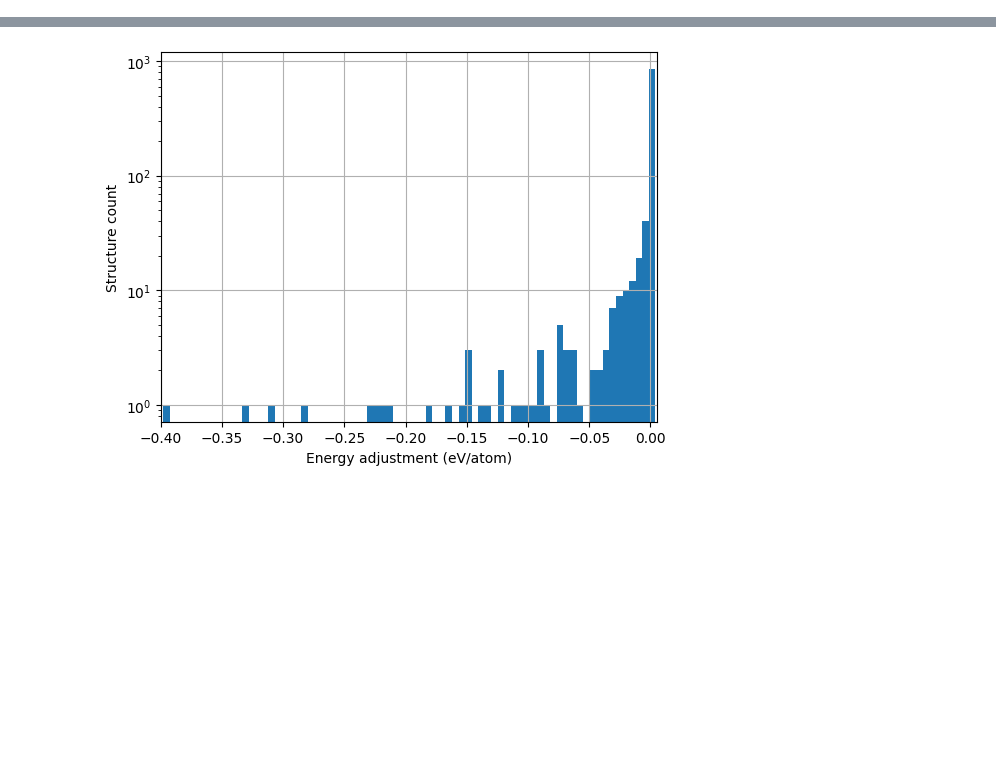
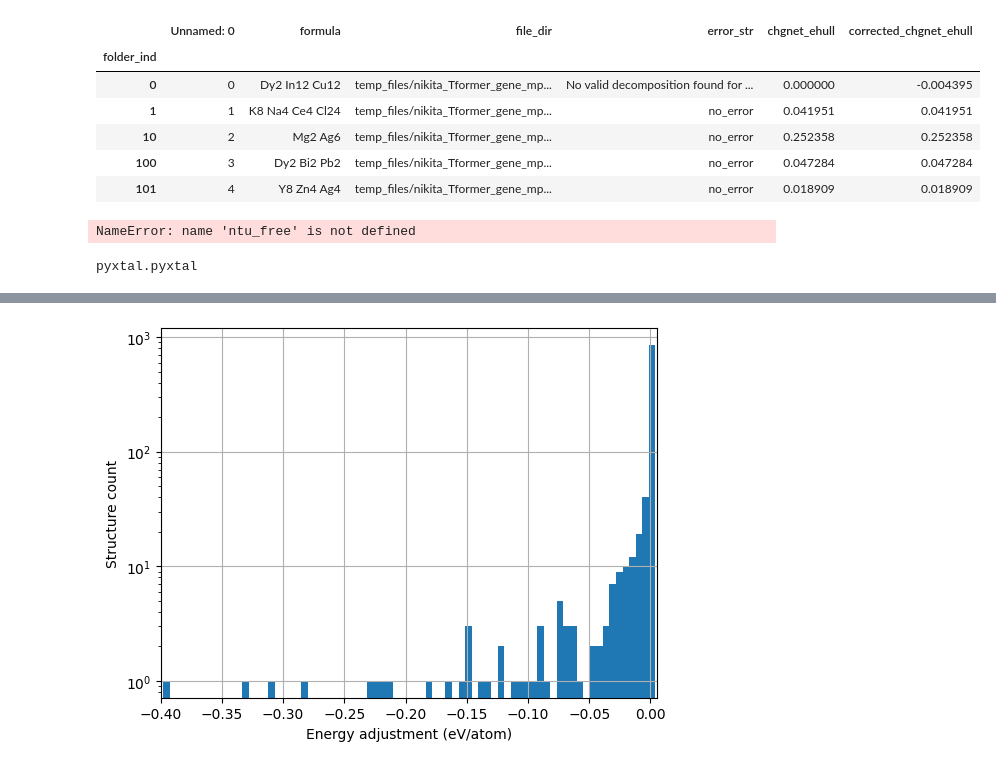
Before and after one commit to kedhip/WyckoffTransformer, a Jupyter notebook: MP-20 E_hull.ipynb, the cells around one changed output, grey strips where cells are left out. Saved outputs shown, nothing was run; the diff lists cells and outputs as text; code cells hidden in the pictures; blank space fills up the shorter version.

```diff
--- a/MP-20 E_hull.ipynb
+++ b/MP-20 E_hull.ipynb
@@ -8,3 +9,20 @@ diffcsp_data = pd.read_csv(Path("generated", "DiffCSP_mp_20.ehull.csv.gz"), inde
 wt_diffcsppp_no_relax_data = pd.read_csv(Path("generated", "WyckoffTransformer_mp_20_DiffCSP++_NO_RELAX.ehull.csv.gz"), index_col="folder_ind")
 wt_diffcsppp_data = pd.read_csv(Path("generated", "WyckoffTransformer_mp_20_DiffCSP++.ehull.csv.gz"), index_col=0)
 wt_diffcsppp_tol_data = pd.read_csv(Path("generated", "WyckoffTransformer_mp_20_DiffCSP++_tol=0.1.ehull.csv.gz"), index_col=0)
+# %%
+wt_data.head()
+# %% [output]
+|  | Unnamed: 0 | formula | file_dir | error_str | chgnet_ehull | corrected_chgnet_ehull |
+| folder_ind |  |  |  |  |  |  |
+| 0 | 0 | Dy2 In12 Cu12 | temp_files/nikita_Tformer_gene_mp... | No valid decomposition found for ... | 0.000000 | -0.004395 |
+| 1 | 1 | K8 Na4 Ce4 Cl24 | temp_files/nikita_Tformer_gene_mp... | no_error | 0.041951 | 0.041951 |
+| 10 | 2 | Mg2 Ag6 | temp_files/nikita_Tformer_gene_mp... | no_error | 0.252358 | 0.252358 |
+| 100 | 3 | Dy2 Bi2 Pb2 | temp_files/nikita_Tformer_gene_mp... | no_error | 0.047284 | 0.047284 |
+| 101 | 4 | Y8 Zn4 Ag4 | temp_files/nikita_Tformer_gene_mp... | no_error | 0.018909 | 0.018909 |
+# %%
+print(len(ntu_free.data))
+ntu_free.load_energy_per_atom_ntu("generated/WyckoffTransformer_mp_20_CHGNet_relax_no_symmetry/no_symmetry/id_with_energy_per_atom.csv")
+print(len(ntu_free.data))
+ntu_free.data.head()
+# %% [output]
+NameError: name 'ntu_free' is not defined
@@ -10,0 +34,4 @@ wt_diffcsppp_tol_data = pd.read_csv(Path("generated", "WyckoffTransformer_mp_20_
+# %%
+type(a)
+# %% [output]
+pyxtal.pyxtal
```
Also changed, not shown: parts of 10 cells of this notebook, 31 other files.
